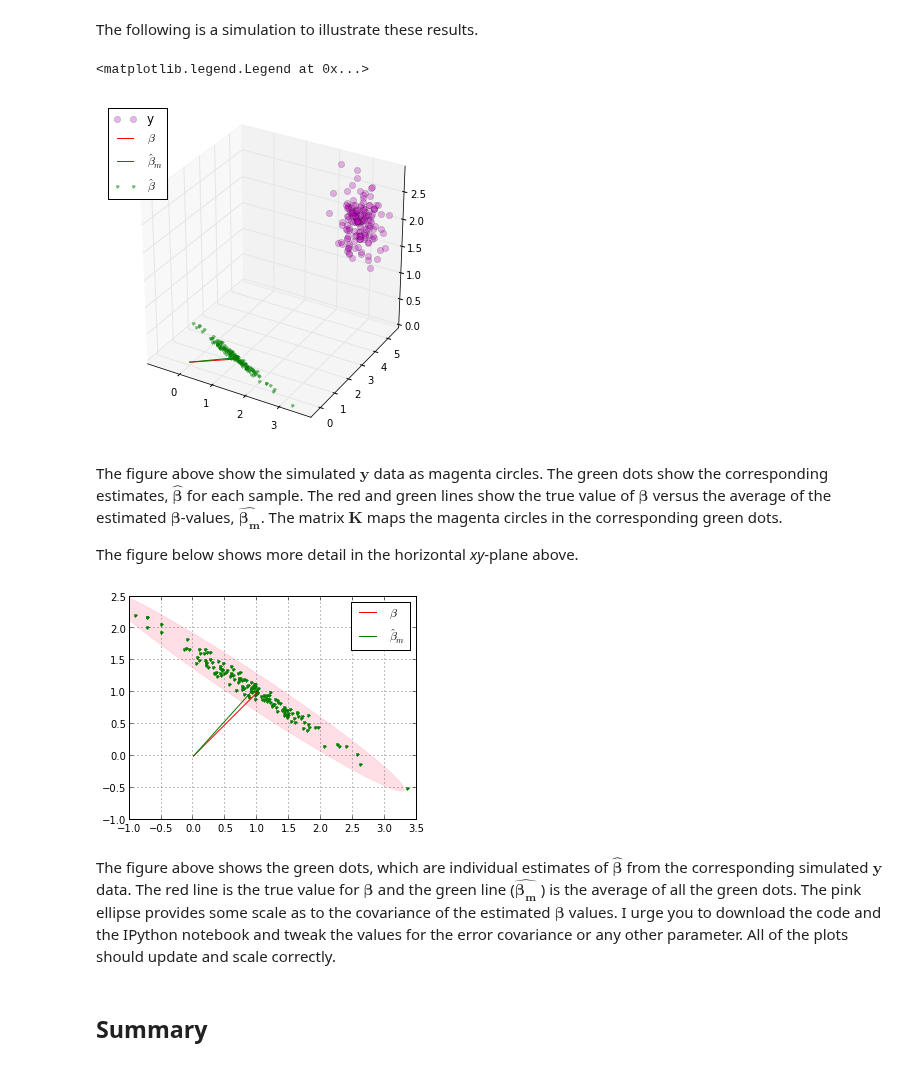
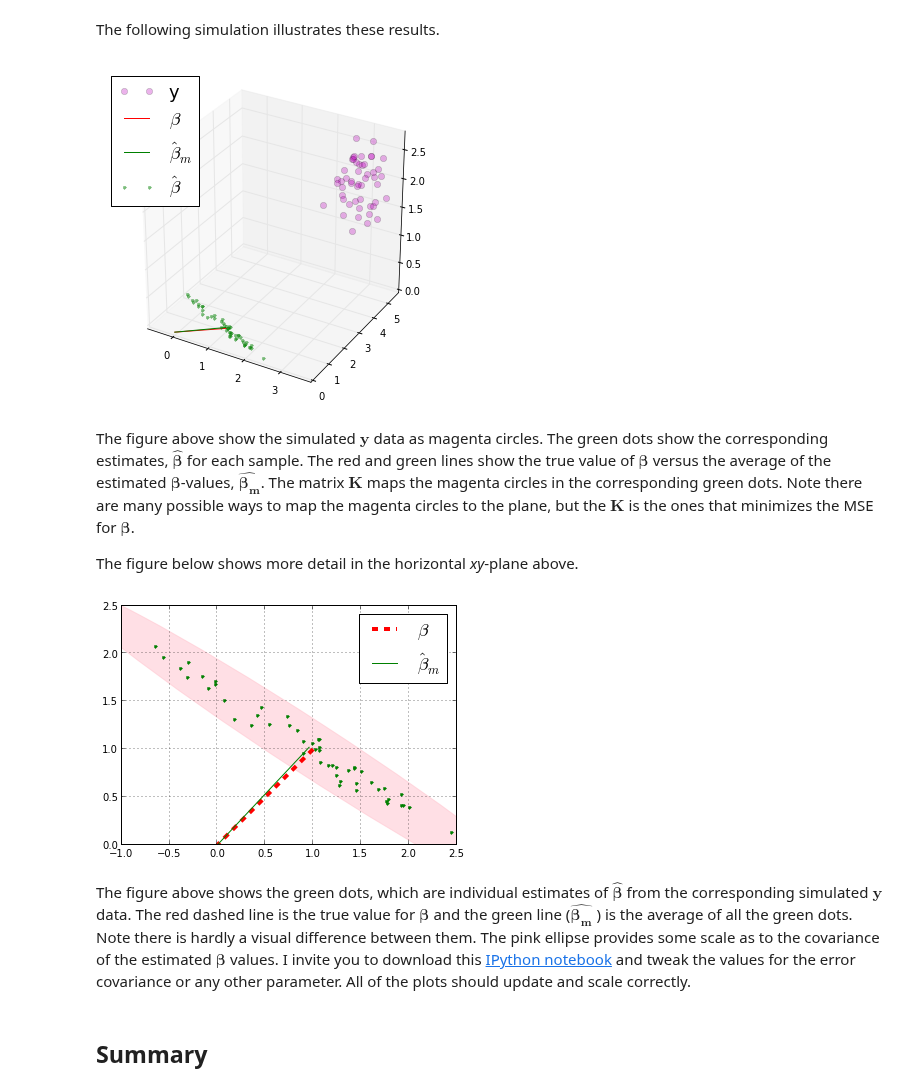
Before and after one commit to unpingco/Python-for-Signal-Processing, a Jupyter notebook: Gauss_Markov.ipynb, the cells around one changed output. Saved outputs shown, nothing was run; the diff lists cells and outputs as text; code cells hidden in the pictures.

Commit message:
Cleaned up Gauss Markov

```diff
--- a/Gauss_Markov.ipynb
+++ b/Gauss_Markov.ipynb
@@ -73,5 +73,5 @@ $$ \mathbb{E}(\hat{\boldsymbol{\beta}}-\boldsymbol{\beta}) (\hat{\boldsymbol{\be
 # %% [markdown]
-The following  is a simulation to illustrate these results.
+The following  simulation  illustrates these results.
 # %%
 from mpl_toolkits.mplot3d import proj3d
 from numpy.linalg import inv
@@ -87,7 +87,7 @@ W = matrix([[1,2],
             [2,3],
             [1,1]])
 
-ntrials = 150
+ntrials = 50
 epsilon = np.random.multivariate_normal((0,0,0),Q,ntrials).T
 y=W*beta+epsilon
 
@@ -107,41 +107,40 @@ ax.plot3D(yy[0,:],yy[1,:],yy[2,:],'mo',label='y',alpha=0.3)
 ax.plot3D([beta[0,0],0],[beta[1,0],0],[0,0],'r-',label=r'$\beta$')
 ax.plot3D([bm[0],0],[bm[1],0],[0,0],'g-',lw=1,label=r'$\hat{\beta}_m$')
 ax.plot3D(bb[0,:],bb[1,:],0*bb[1,:],'.g',alpha=0.5,lw=3,label=r'$\hat{\beta}$')
-ax.legend(loc=0)
-pl.show()
+ax.legend(loc=0,fontsize=18)
+plt.show()
 # %% [output]
-<matplotlib.legend.Legend at 0x...>
-[figure, old version]
+[figure, new version]
 # %% [markdown]
-The figure above show the simulated $\mathbf{y}$ data as magenta circles. The green dots show the corresponding estimates, $\boldsymbol{\hat{\beta}}$ for each sample. The red and green lines show the true value of $\boldsymbol{\beta}$ versus the average of the estimated $\boldsymbol{\beta}$-values, $\boldsymbol{\hat{\beta_m}}$. The   matrix $\mathbf{K}$ maps the magenta circles in the corresponding green dots.
+The figure above show the simulated $\mathbf{y}$ data as magenta circles. The green dots show the corresponding estimates, $\boldsymbol{\hat{\beta}}$ for each sample. The red and green lines show the true value of $\boldsymbol{\beta}$ versus the average of the estimated $\boldsymbol{\beta}$-values, $\boldsymbol{\hat{\beta_m}}$. The matrix $\mathbf{K}$ maps the magenta circles in the corresponding green dots. Note there are many possible ways to map the magenta circles to the plane, but the $\mathbf{K}$ is the ones that minimizes the MSE for $\boldsymbol{\beta}$.
 
 The figure below shows more detail in the horizontal *xy*-plane above.
 # %%
 from  matplotlib.patches import Ellipse
 
 fig, ax = subplots()
-
+fig.set_size_inches((6,6))
 ax.set_aspect(1)
 ax.plot(bb[0,:],bb[1,:],'g.')
-ax.plot([beta[0,0],0],[beta[1,0],0],'r-',label=r'$\beta$')
+ax.plot([beta[0,0],0],[beta[1,0],0],'r--',label=r'$\beta$',lw=4.)
 ax.plot([bm[0],0],[bm[1],0],'g-',lw=1,label=r'$\hat{\beta}_m$')
-ax.legend(loc=0)
+ax.legend(loc=0,fontsize=18)
 ax.grid()
 
 bm_cov = inv(W.T*Q*W)
 U,S,V = linalg.svd(bm_cov)
 
 err = np.sqrt((matrix(bm))*(bm_cov)*(matrix(bm).T))
-theta = arccos(u[0,1])/pi*180-90
+theta = arccos(U[0,1])/pi*180
 
 ax.add_patch(Ellipse(bm,err*2/sqrt(S[0]),err*2/sqrt(S[1])
                        ,angle=theta,color='pink',alpha=0.5))
 
 plt.show()
 # %% [output]
-[figure, old version]
+[figure, new version]
 # %% [markdown]
-The figure above shows the green dots, which are individual estimates of $\boldsymbol{\hat{\beta}}$ from the corresponding simulated $\mathbf{y}$ data. The red line is the true value for $\boldsymbol{\beta}$  and the green line ($\boldsymbol{\hat{\beta_m}}$ ) is the average of all the green dots. The pink ellipse provides some scale as to the covariance of the estimated $\boldsymbol{\beta}$  values. I urge you to download the code and the IPython notebook and tweak the values for the error covariance or any other parameter. All of the plots should update and scale correctly.
+The figure above shows the green dots, which are individual estimates of $\boldsymbol{\hat{\beta}}$ from the corresponding simulated $\mathbf{y}$ data. The red dashed line is the true value for $\boldsymbol{\beta}$ and the green line ($\boldsymbol{\hat{\beta_m}}$ ) is the average of all the green dots. Note there is hardly a visual difference between them. The pink ellipse provides some scale as to the covariance of the estimated $\boldsymbol{\beta}$  values. I invite you to download this [IPython notebook](https://github.com/unpingco/Python-for-Signal-Processing/blob/master/Gauss_Markov.ipynb)  and tweak the values for the error covariance or any other parameter. All of the plots should update and scale correctly.
 # %% [markdown]
 ## Summary
 # %% [markdown]
```
Also changed, not shown: parts of 3 cells of this notebook.
